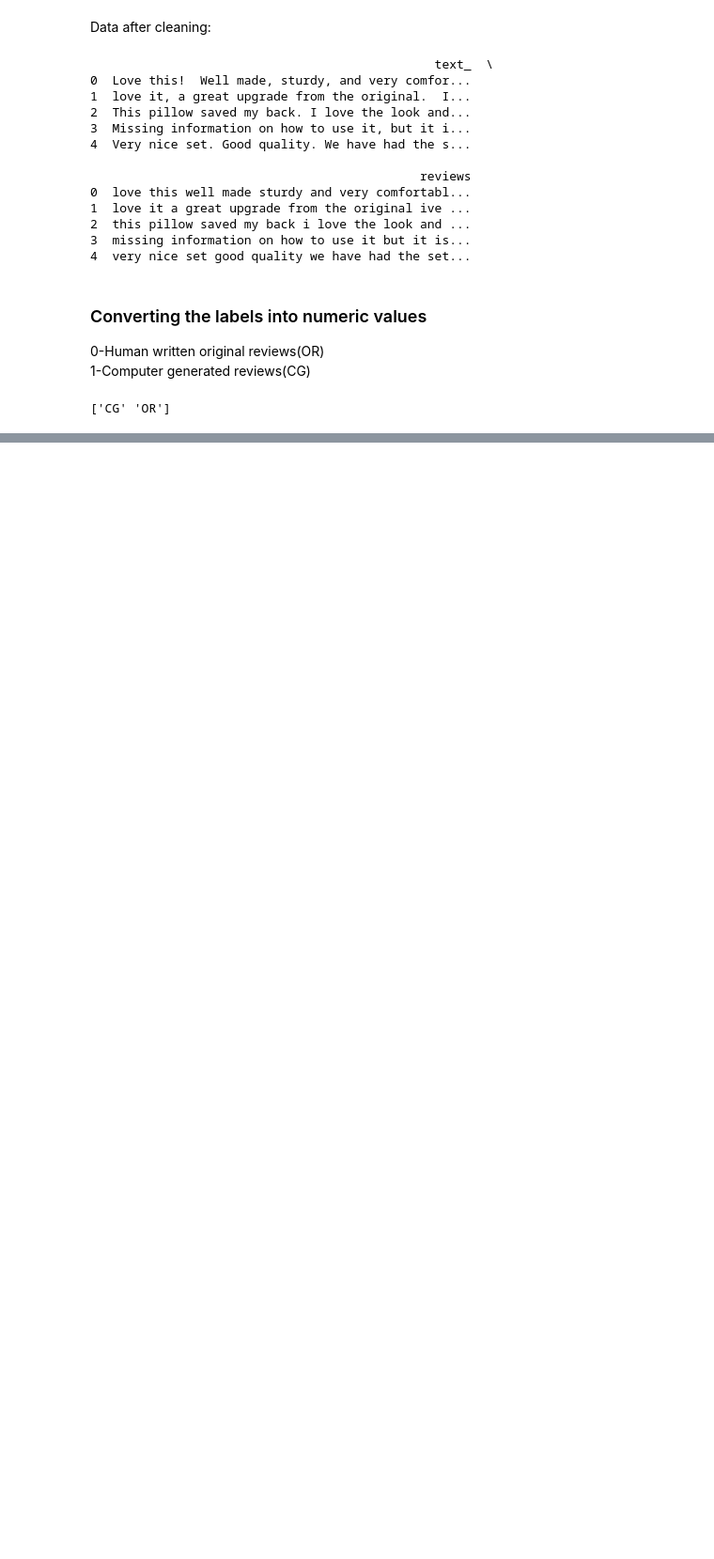
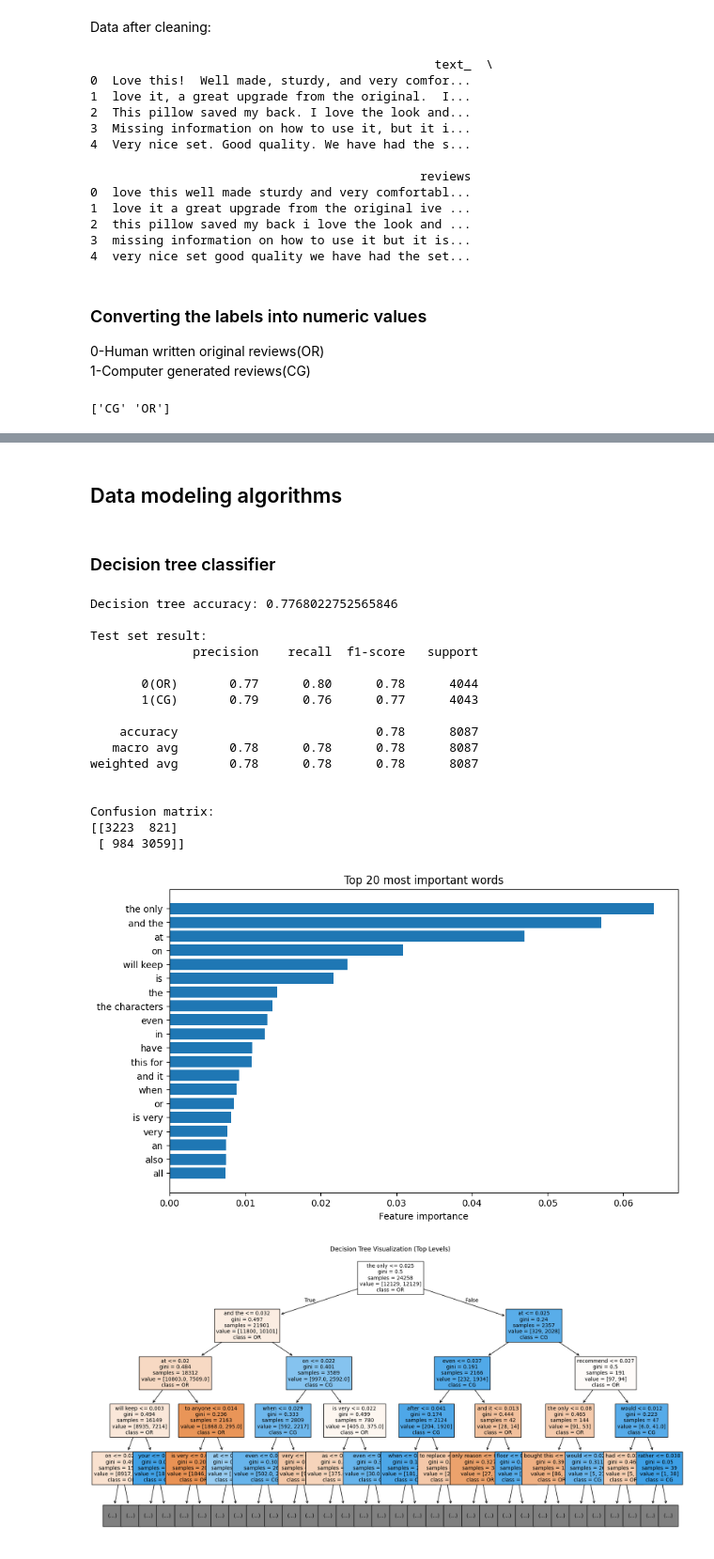
Before and after one commit to anamilenkoska/Fake-Reviews-Prediction, a Jupyter notebook: Fake-reviews-prediction.ipynb, the cells around one changed output, grey strips where cells are left out. Shown at 94% size. Cells and saved outputs as stored; diff of their text form; code cells hidden in the pictures; blank space fills up the shorter version.

Commit message:
Decision tree and logistic regression models

```diff
--- a/Fake-reviews-prediction.ipynb
+++ b/Fake-reviews-prediction.ipynb
@@ -176,0 +179,75 @@ X_train, X_val, y_train, y_val=train_test_split(
+# %%
+vectorizer=TfidfVectorizer(
+    max_features=20000,
+    ngram_range=(1,2),
+    #stop_words='english'
+)
+# %%
+X_train_tfidf=vectorizer.fit_transform(X_train)
+X_val_tfidf=vectorizer.transform(X_val)
+X_test_tfidf=vectorizer.transform(X_test)
+# %% [markdown]
+## Data modeling algorithms
+# %% [markdown]
+### Decision tree classifier
+# %%
+dt_model=DecisionTreeClassifier(
+    max_depth=50,
+    random_state=42
+)
+dt_model.fit(X_train_tfidf,y_train)
+
+y_val_pred_dt=dt_model.predict(X_val_tfidf)
+y_test_pred_dt=dt_model.predict(X_test_tfidf)
+
+accuracy_dt=accuracy_score(y_test,y_test_pred_dt)
+print("\nDecision tree accuracy:",accuracy_dt)
+
+print("\nTest set result:")
+print(classification_report(y_test,y_test_pred_dt,target_names=['0(OR)','1(CG)']))
+
+print("\nConfusion matrix:")
+print(confusion_matrix(y_test,y_test_pred_dt))
+
+#feature importance plot
+importances=dt_model.feature_importances_
+features=vectorizer.get_feature_names_out()
+indices=np.argsort(importances)[-20:]
+plt.figure(figsize=(10,6))
+plt.barh(range(len(indices)),importances[indices],align='center')
+plt.yticks(range(len(indices)),[features[j] for j in indices])
+plt.xlabel("Feature importance")
+plt.title("Top 20 most important words")
+plt.show()
+
+#the decision tree
+plt.figure(figsize=(20, 10))
+plot_tree(
+    dt_model,
+    filled=True,
+    feature_names=vectorizer.get_feature_names_out(),
+    class_names=['OR', 'CG'],
+    max_depth=4,
+    fontsize=10
+)
+plt.title("Decision Tree Visualization (Top Levels)")
+plt.show()
+# %% [output]
+Decision tree accuracy: 0.7768022752565846
+
+Test set result:
+              precision    recall  f1-score   support
+
+       0(OR)       0.77      0.80      0.78      4044
+       1(CG)       0.79      0.76      0.77      4043
+
+    accuracy                           0.78      8087
+   macro avg       0.78      0.78      0.78      8087
+weighted avg       0.78      0.78      0.78      8087
+
+
+Confusion matrix:
+[[3223  821]
+ [ 984 3059]]
+[figure, added]
+[figure, added]
```
Also changed, not shown: parts of 8 cells of this notebook.
